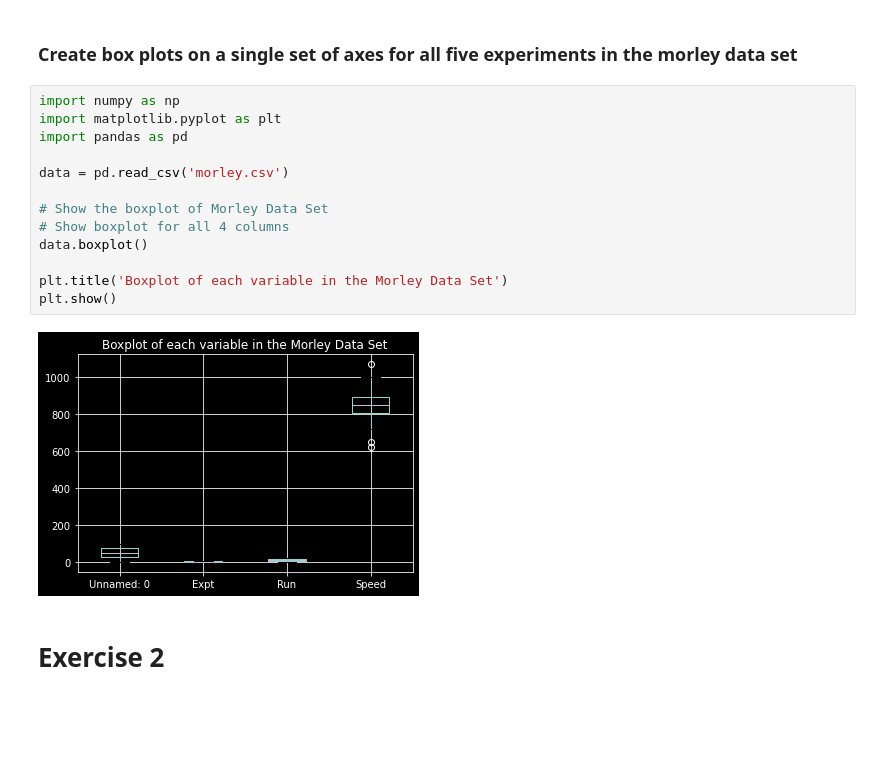
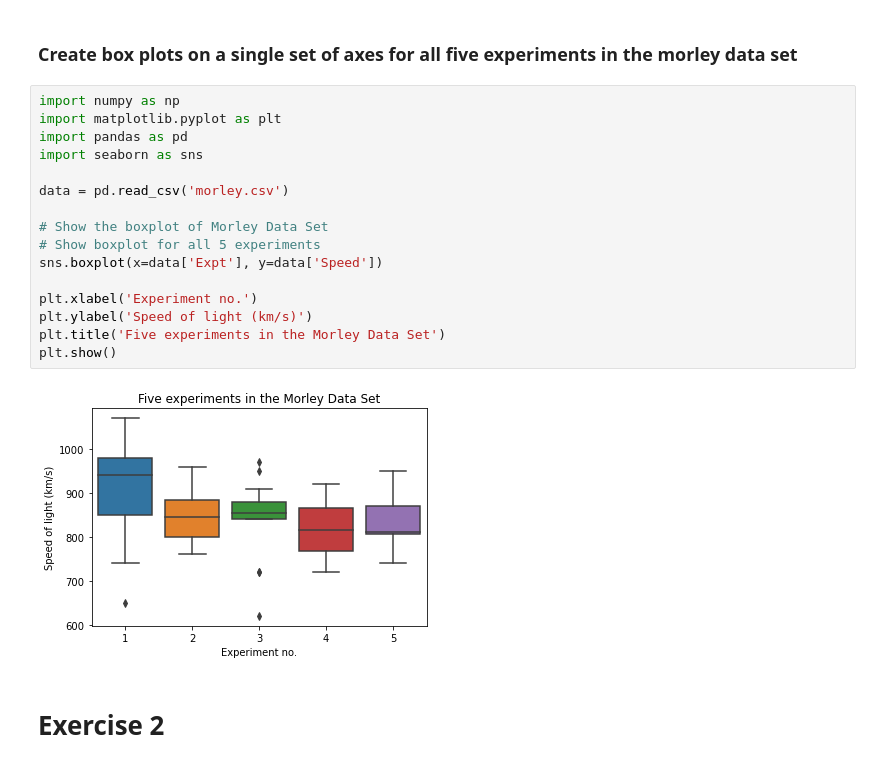
Before and after one commit to Anna20041983/funddata-assesment, a Jupyter notebook: practicals/04-outliers-exercises.ipynb, the cells around one changed output. Cells and saved outputs as stored; diff of their text form; blank space fills up the shorter version.

```diff
--- a/practicals/04-outliers-exercises.ipynb
+++ b/practicals/04-outliers-exercises.ipynb
@@ -5,18 +5,21 @@
 # %%
 import numpy as np
 import matplotlib.pyplot as plt
 import pandas as pd
+import seaborn as sns
 
 data = pd.read_csv('morley.csv')
 
 # Show the boxplot of Morley Data Set
-# Show boxplot for all 4 columns
-data.boxplot()
+# Show boxplot for all 5 experiments
+sns.boxplot(x=data['Expt'], y=data['Speed'])
 
-plt.title('Boxplot of each variable in the Morley Data Set')
+plt.xlabel('Experiment no.')
+plt.ylabel('Speed of light (km/s)')
+plt.title('Five experiments in the Morley Data Set')
 plt.show()
 # %% [output]
-[figure, old version]
+[figure, new version]
 # %% [markdown]
 # Exercise 2
 # %% [markdown]
```
Also changed, not shown: 3 other files.
